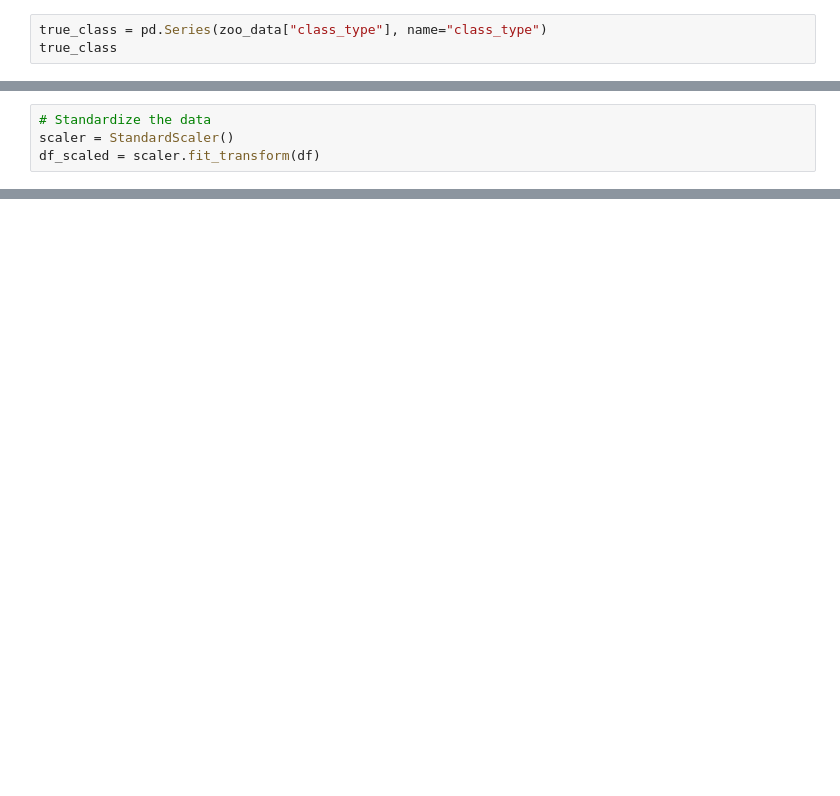
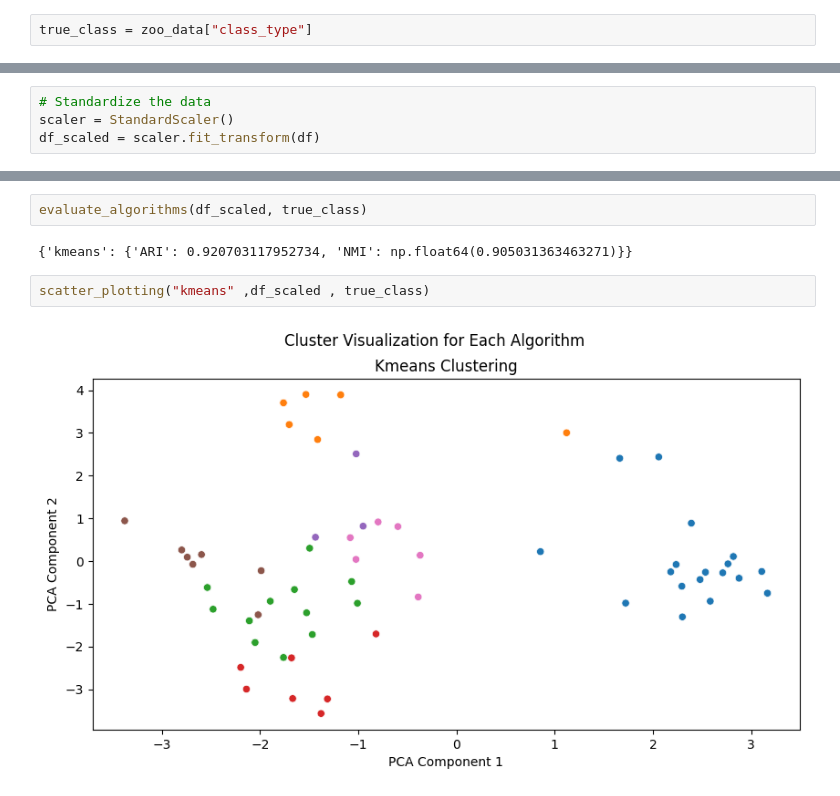
Before and after one commit to Abdelrahman-SS/DSE-Project, a Jupyter notebook: Animals.ipynb, the cells around one changed output, grey strips where cells are left out. Saved outputs shown, nothing was run; the diff lists cells and outputs as text; blank space fills up the shorter version.

```diff
--- a/Animals.ipynb
+++ b/Animals.ipynb
@@ -60,6 +61,5 @@ df.head(1)
 |  | hair | feathers | eggs | milk | airborne | aquatic | predator | toothed | backbone | breathes | ... |
 | 0 | 1 | 0 | 0 | 1 | 0 | 0 | 1 | 1 | 1 | 1 | ... |
 # %%
-true_class = pd.Series(zoo_data["class_type"], name="class_type")
-true_class
+true_class = zoo_data["class_type"]
 # %% [output]
@@ -119,0 +156,8 @@ algo_ari , algo_nmi
+# %%
+evaluate_algorithms(df_scaled, true_class)
+# %% [output]
+{'kmeans': {'ARI': 0.920703117952734, 'NMI': np.float64(0.905031363463271)}}
+# %%
+scatter_plotting("kmeans" ,df_scaled , true_class)
+# %% [output]
+[figure, added]
```
Also changed, not shown: parts of 17 cells of this notebook.
